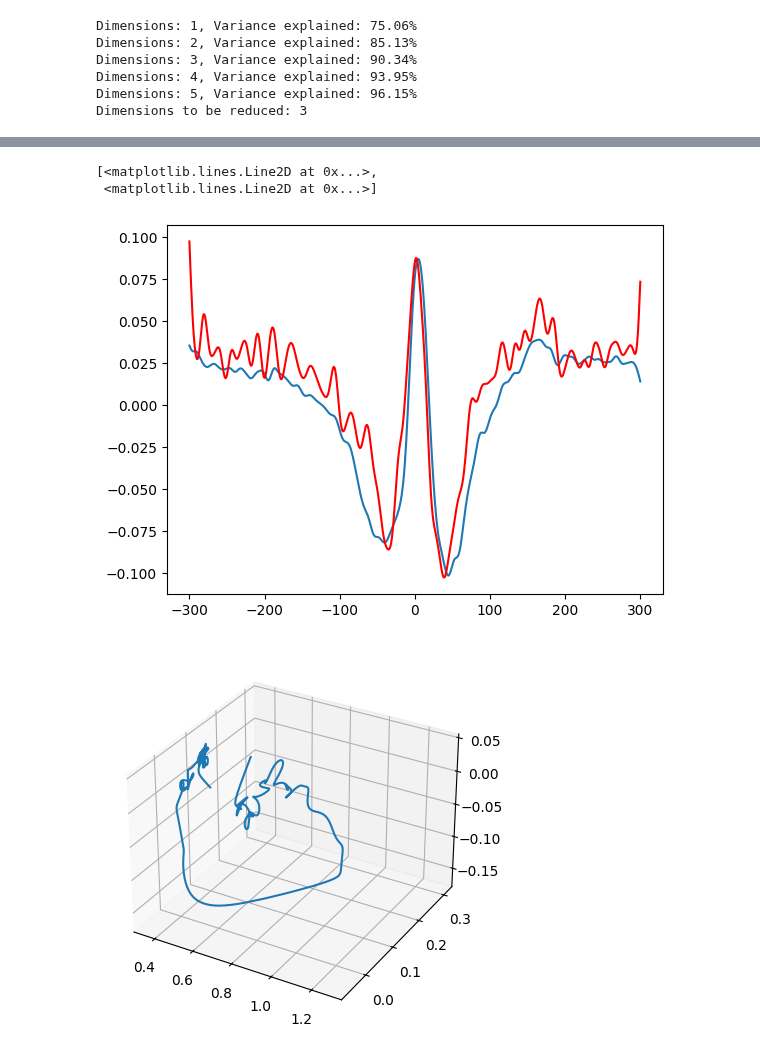
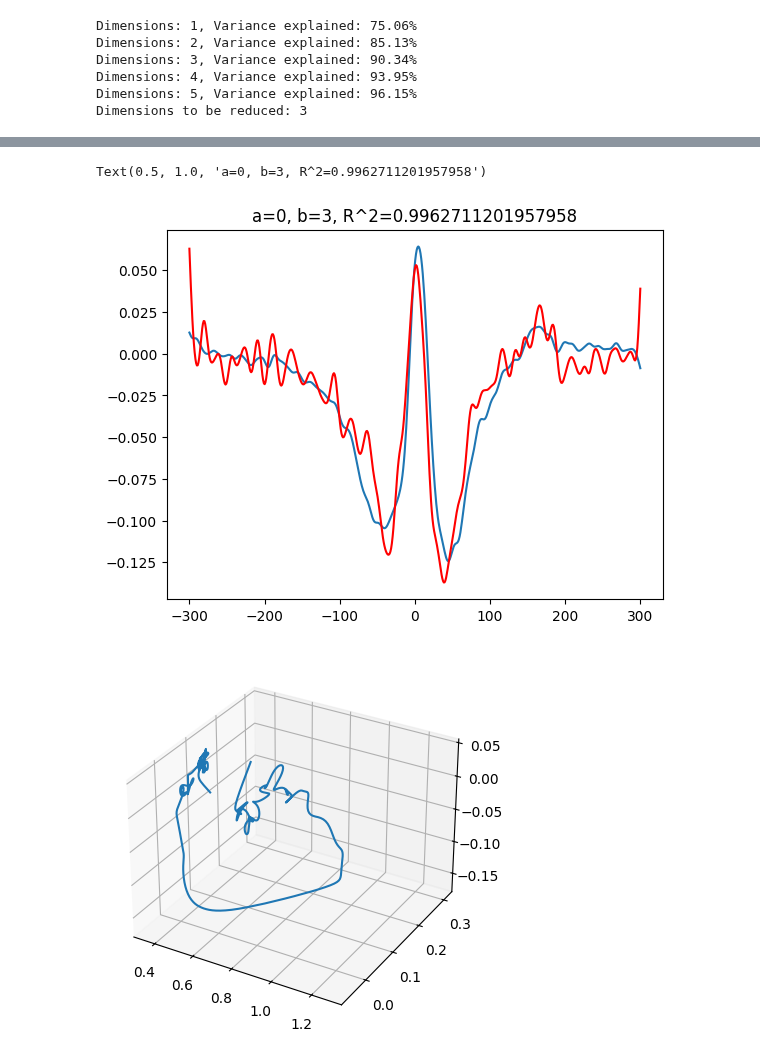
Before and after one commit to NeuroAI-IBS/fn_data_saccade, a Jupyter notebook: Data sorting/python_code/PCA_angle.ipynb, the cells around one changed output, grey strips where cells are left out. Drawn from its saved outputs; the diff is of its cells as text; code cells hidden in the pictures.

```diff
--- a/Data sorting/python_code/PCA_angle.ipynb
+++ b/Data sorting/python_code/PCA_angle.ipynb
@@ -40,10 +49,25 @@ final_out = np.array(final_out)
+# %%
+#Adjust MWM by subtract data point at -300 to -200ms
+
+tmep_final = np.transpose(final_out,[2,0,1])
+sTemplet = np.mean(tmep_final[:100], axis=0)
+sTemplet = np.repeat(sTemplet[np.newaxis, :, :], 600, axis=0)
+nfinal_out = np.transpose(tmep_final - sTemplet, [1, 2, 0])
+
+
+#Adjust PCA by subtract data point at -300 to -200ms
+
+tmep_final = PCA_total['p']
+sTemplet = np.mean(tmep_final[:100], axis=0)
+sTemplet = np.repeat(sTemplet[np.newaxis, :], 600, axis=0)
+nPCA_out = tmep_final.T - sTemplet.T
 # %%
 # Plotting
 
 plt.figure()
-plt.plot(PCA_total['p'].T[0], PCA_total['p'].T[1])
+plt.plot(nPCA_out[0], nPCA_out[1])
 
 plt.figure()
 for a in range(8):
-    plt.plot(final_out[a][0], final_out[a][1])
+    plt.plot(nfinal_out[a][0], nfinal_out[a][1])
 # %% [output]
@@ -54,13 +76,13 @@ pca_p = PCA_total['p'].T
 # %%
 # Fitting
 
-pca_p = PCA_total['p'].T[:4]
+pca_p = nPCA_out[:4]
 time = np.linspace(-300, 300, 600)
 
 r_s_total = []
 for a in range(8):
-    resid = np.linalg.norm(pca_p - final_out[a], axis=1)**2
-    r_s = 1 - resid / (final_out[a].size * final_out[a].var())
+    resid = np.linalg.norm(pca_p - nfinal_out[a], axis=1)**2
+    r_s = 1 - resid / (final_out[a].size * nfinal_out[a].var())
     r_s_total.append(r_s)
 
 r_s_total = np.array(r_s_total)
@@ -87,9 +89,15 @@ array([-300.        , -298.99833055, -297.9966611 , -296.99499165,
 # %%
-plt.plot(time, pca_p[3], time, final_out[0][3], 'r')
+# Plotting
+
+a = 0
+b = 3
+
+r_s = r_s_total[a][b]
+plt.plot(time, pca_p[b], time, nfinal_out[a][b], 'r')
+plt.title(f'a={a}, b={b}, R^2={r_s}')
 # %% [output]
-[<matplotlib.lines.Line2D at 0x...>,
- <matplotlib.lines.Line2D at 0x...>]
+Text(0.5, 1.0, 'a=0, b=3, R^2=0.9962711201957958')
-[figure, old version]
+[figure, new version]
 # %%
 a=24
 t = np.arange(-250,250)
```
Also changed, not shown: parts of 7 cells of this notebook.
